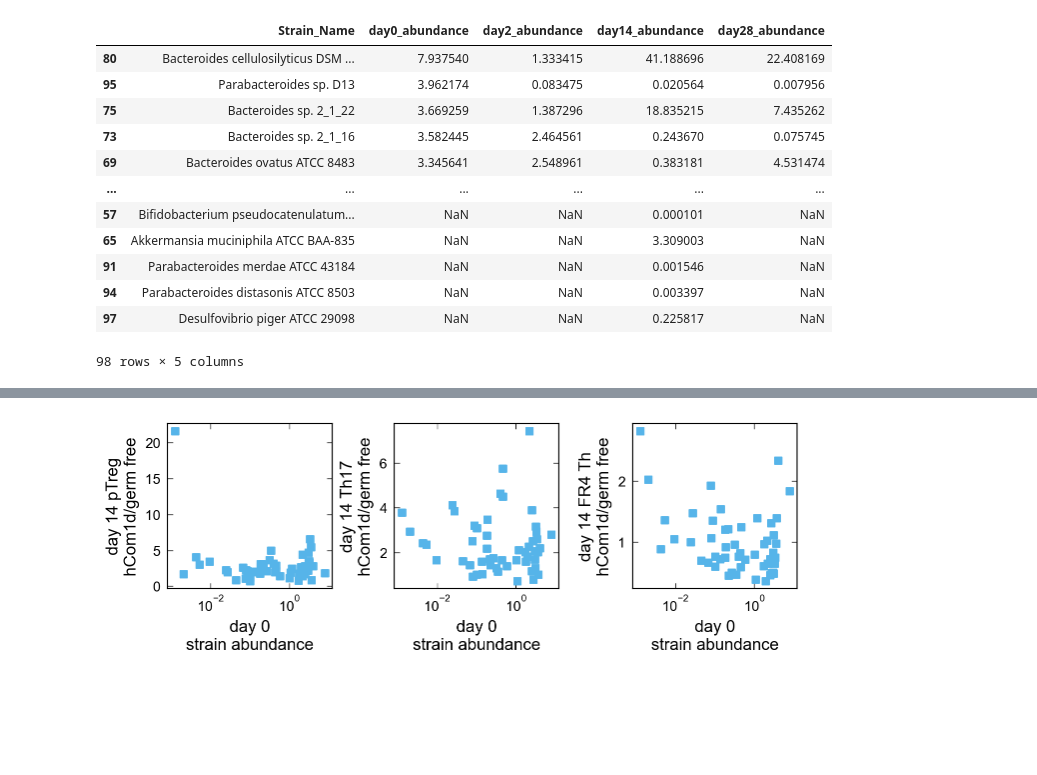
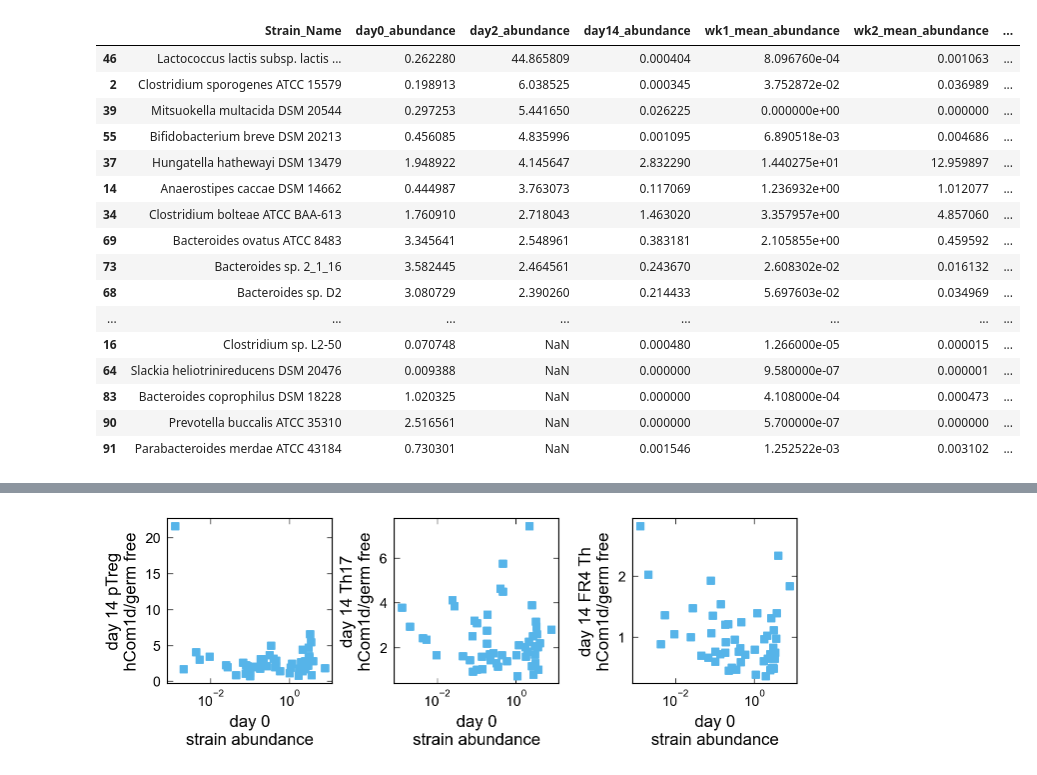
Before and after one commit to obinna-ukogu/gutimmune, a Jupyter notebook: analyze-data.ipynb, the cells around one changed output, grey strips where cells are left out. Drawn from its saved outputs; the diff is of its cells as text; code cells hidden in the pictures; blank space fills up the shorter version.

```diff
--- a/analyze-data.ipynb
+++ b/analyze-data.ipynb
@@ -34,17 +99,22 @@ full_data = coverage_data.merge(day14_abundance_data[['alt_Strain_Name', 'day14_
 # %%
-full_data[['Strain_Name','day0_abundance', 'day2_abundance', 'day14_abundance', 'day28_abundance']].sort_values(by='day0_abundance',
+pd.set_option('display.max_rows', None)
+full_data[['Strain_Name','day0_abundance', 'day2_abundance', 'day14_abundance', 'wk1_mean_abundance','wk2_mean_abundance', 'wk3_mean_abundance','wk4_mean_abundance']].sort_values(by='day2_abundance',
                                                                           ascending= False)
 # %% [output]
-|  | Strain_Name | day0_abundance | day2_abundance | day14_abundance | day28_abundance |
-| 80 | Bacteroides cellulosilyticus DSM ... | 7.937540 | 1.333415 | 41.188696 | 22.408169 |
-| 95 | Parabacteroides sp. D13 | 3.962174 | 0.083475 | 0.020564 | 0.007956 |
-| 75 | Bacteroides sp. 2_1_22 | 3.669259 | 1.387296 | 18.835215 | 7.435262 |
-| 73 | Bacteroides sp. 2_1_16 | 3.582445 | 2.464561 | 0.243670 | 0.075745 |
-| 69 | Bacteroides ovatus ATCC 8483 | 3.345641 | 2.548961 | 0.383181 | 4.531474 |
-| ... | ... | ... | ... | ... | ... |
-| 57 | Bifidobacterium pseudocatenulatum... | NaN | NaN | 0.000101 | NaN |
-| 65 | Akkermansia muciniphila ATCC BAA-835 | NaN | NaN | 3.309003 | NaN |
-| 91 | Parabacteroides merdae ATCC 43184 | NaN | NaN | 0.001546 | NaN |
-| 94 | Parabacteroides distasonis ATCC 8503 | NaN | NaN | 0.003397 | NaN |
-| 97 | Desulfovibrio piger ATCC 29098 | NaN | NaN | 0.225817 | NaN |
+|  | Strain_Name | day0_abundance | day2_abundance | day14_abundance | wk1_mean_abundance | wk2_mean_abundance | ... |
+| 46 | Lactococcus lactis subsp. lactis ... | 0.262280 | 44.865809 | 0.000404 | 8.096760e-04 | 0.001063 | ... |
+| 2 | Clostridium sporogenes ATCC 15579 | 0.198913 | 6.038525 | 0.000345 | 3.752872e-02 | 0.036989 | ... |
+| 39 | Mitsuokella multacida DSM 20544 | 0.297253 | 5.441650 | 0.026225 | 0.000000e+00 | 0.000000 | ... |
+| 55 | Bifidobacterium breve DSM 20213 | 0.456085 | 4.835996 | 0.001095 | 6.890518e-03 | 0.004686 | ... |
+| 37 | Hungatella hathewayi DSM 13479 | 1.948922 | 4.145647 | 2.832290 | 1.440275e+01 | 12.959897 | ... |
+| 14 | Anaerostipes caccae DSM 14662 | 0.444987 | 3.763073 | 0.117069 | 1.236932e+00 | 1.012077 | ... |
+| 34 | Clostridium bolteae ATCC BAA-613 | 1.760910 | 2.718043 | 1.463020 | 3.357957e+00 | 4.857060 | ... |
+| 69 | Bacteroides ovatus ATCC 8483 | 3.345641 | 2.548961 | 0.383181 | 2.105855e+00 | 0.459592 | ... |
+| 73 | Bacteroides sp. 2_1_16 | 3.582445 | 2.464561 | 0.243670 | 2.608302e-02 | 0.016132 | ... |
+| 68 | Bacteroides sp. D2 | 3.080729 | 2.390260 | 0.214433 | 5.697603e-02 | 0.034969 | ... |
+| ... | ... | ... | ... | ... | ... | ... | ... |
+| 16 | Clostridium sp. L2-50 | 0.070748 | NaN | 0.000480 | 1.266000e-05 | 0.000015 | ... |
+| 64 | Slackia heliotrinireducens DSM 20476 | 0.009388 | NaN | 0.000000 | 9.580000e-07 | 0.000001 | ... |
+| 83 | Bacteroides coprophilus DSM 18228 | 1.020325 | NaN | 0.000000 | 4.108000e-04 | 0.000473 | ... |
+| 90 | Prevotella buccalis ATCC 35310 | 2.516561 | NaN | 0.000000 | 5.700000e-07 | 0.000000 | ... |
+| 91 | Parabacteroides merdae ATCC 43184 | 0.730301 | NaN | 0.001546 | 1.252522e-03 | 0.003102 | ... |
-98 rows × 5 columns
```
Also changed, not shown: parts of 26 cells of this notebook, 11 other files.
